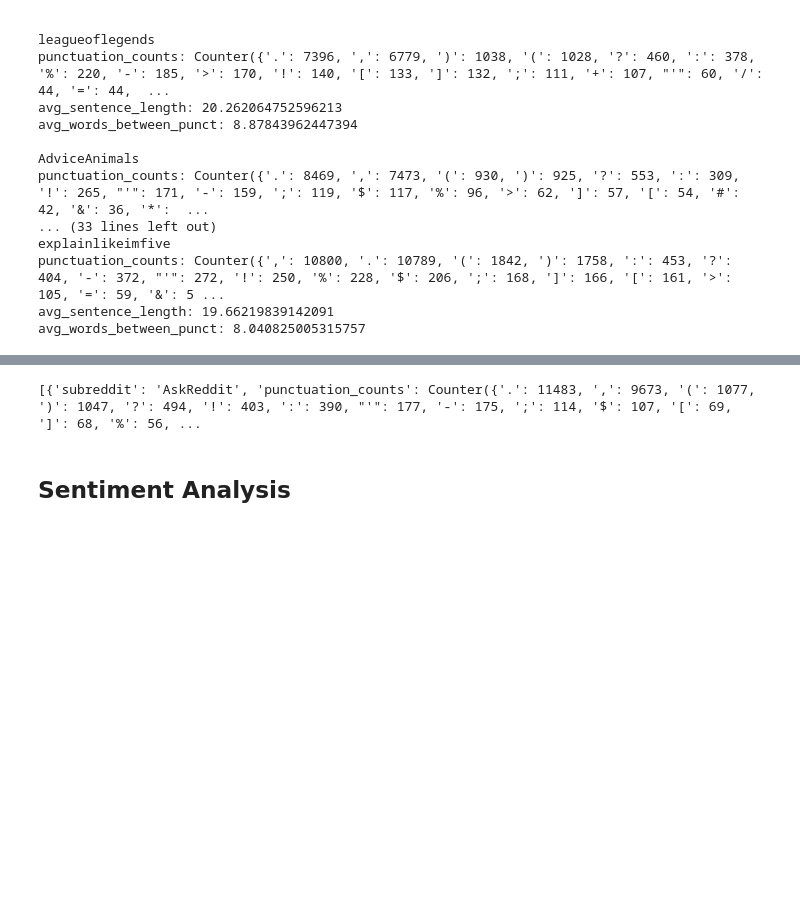
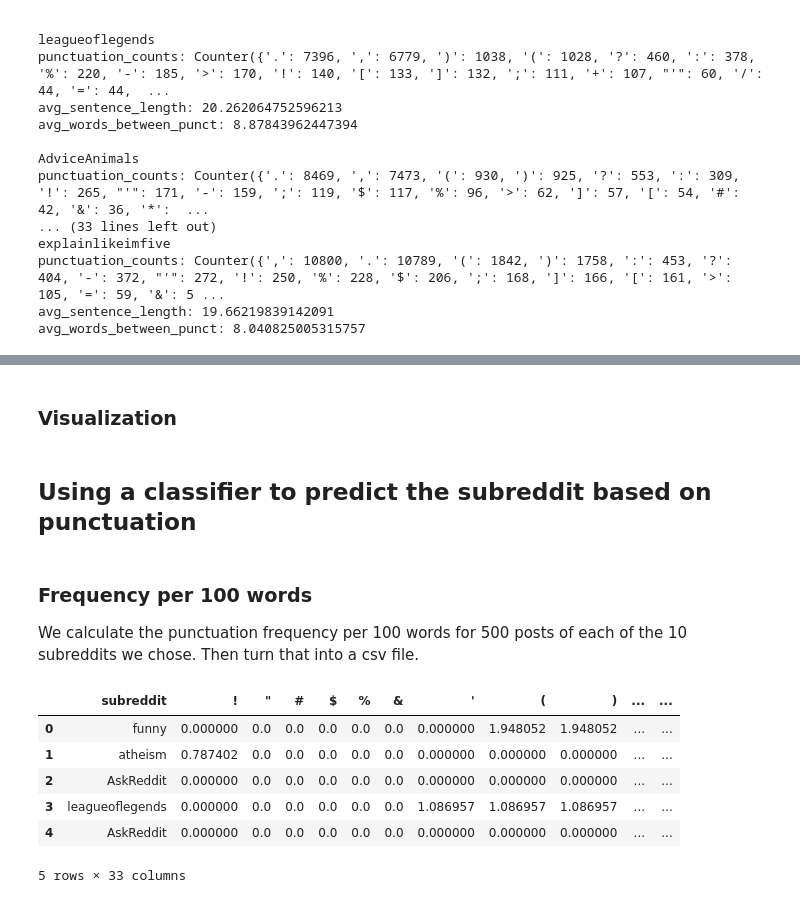
Before and after one commit to deanne-julia-luis/docana-project-Expressive-Punctuation-Patterns, a Jupyter notebook: code/ExpPunct.ipynb, the cells around one changed output, grey strips where cells are left out. Cells and saved outputs as stored; diff of their text form; code cells hidden in the pictures; blank space fills up the shorter version.

Commit message:
Classifier + Small changes

```diff
--- a/code/ExpPunct.ipynb
+++ b/code/ExpPunct.ipynb
@@ -161,16 +169,2 @@ avg_words_between_punct: 8.040825005315757
-# %%
-results = []
-for sub in top_10_subs:
-    punct_counts = get_punctuation_counts(sub)
-    avg_sent_len = get_avg_sentence_length(sub)
-    avg_words_punct = get_avg_words_between_punct(sub)
-
-    results.append({
-        "subreddit": sub,
-        "punctuation_counts": punct_counts,
-        "avg_sentence_length": avg_sent_len,
-        "avg_words_between_punct": avg_words_punct
-    })
-print(results)
-# %% [output]
-[{'subreddit': 'AskReddit', 'punctuation_counts': Counter({'.': 11483, ',': 9673, '(': 1077, ')': 1047, '?': 494, '!': 403, ':': 390, "'": 177, '-': 175, ';': 114, '$': 107, '[': 69, ']': 68, '%': 56, ...
+# %% [markdown]
+### Visualization
@@ -177,10 +173,47 @@ print(results)
 # %% [markdown]
-## Sentiment Analysis
+## Using a classifier to predict the subreddit based on punctuation
+# %% [markdown]
+### Frequency per 100 words
+We calculate the punctuation frequency per 100 words for 500 posts of each of the 10 subreddits we chose. Then turn that into a csv file.
 # %%
-###from transformers import pipeline
+import pandas as pd
 
-#roberta = pipeline(
-#    "sentiment-analysis",
-#    model="cardiffnlp/twitter-roberta-base-sentiment-latest"
-#)
-###
+PUNCT_LIST = list(string.punctuation)
+
+def extract_punct_features(text):
+    tokens = nltk.word_tokenize(text)
+    words = [t for t in tokens if t not in string.punctuation]
+    n_words = len(words)
+    counts = Counter(t for t in tokens if t in string.punctuation)
+    if n_words == 0:
+        return {p: 0.0 for p in PUNCT_LIST}
+    return {p: (counts.get(p, 0) / n_words) * 100 for p in PUNCT_LIST}
+
+# Build one row per post: punctuation frequencies + subreddit label
+MAX_POSTS_PER_SUB = 500  #for reasonable time
+
+post_counts = {sub: 0 for sub in top_10_subs}
+rows = []
+
+for row in dfilt:
+    sub = row['subreddit']
+    if post_counts[sub] >= MAX_POSTS_PER_SUB:
+        continue
+    feats = extract_punct_features(row['content'])
+    feats['subreddit'] = sub
+    rows.append(feats)
+    post_counts[sub] += 1
+    if all(c >= MAX_POSTS_PER_SUB for c in post_counts.values()):
+        break
+punct_df = pd.DataFrame(rows)
+punct_df = punct_df[['subreddit'] + [c for c in punct_df.columns if c != 'subreddit']]
+punct_df.to_csv('punctuation_features.csv', index=False)
+punct_df.head()
+# %% [output]
+|  | subreddit | ! | " | # | $ | % | & | ' | ( | ) | ... | ... |
+| 0 | funny | 0.000000 | 0.0 | 0.0 | 0.0 | 0.0 | 0.0 | 0.000000 | 1.948052 | 1.948052 | ... | ... |
+| 1 | atheism | 0.787402 | 0.0 | 0.0 | 0.0 | 0.0 | 0.0 | 0.000000 | 0.000000 | 0.000000 | ... | ... |
+| 2 | AskReddit | 0.000000 | 0.0 | 0.0 | 0.0 | 0.0 | 0.0 | 0.000000 | 0.000000 | 0.000000 | ... | ... |
+| 3 | leagueoflegends | 0.000000 | 0.0 | 0.0 | 0.0 | 0.0 | 0.0 | 1.086957 | 1.086957 | 1.086957 | ... | ... |
+| 4 | AskReddit | 0.000000 | 0.0 | 0.0 | 0.0 | 0.0 | 0.0 | 0.000000 | 0.000000 | 0.000000 | ... | ... |
+5 rows × 33 columns
```
Also changed, not shown: parts of 9 cells of this notebook, 1 other file.
